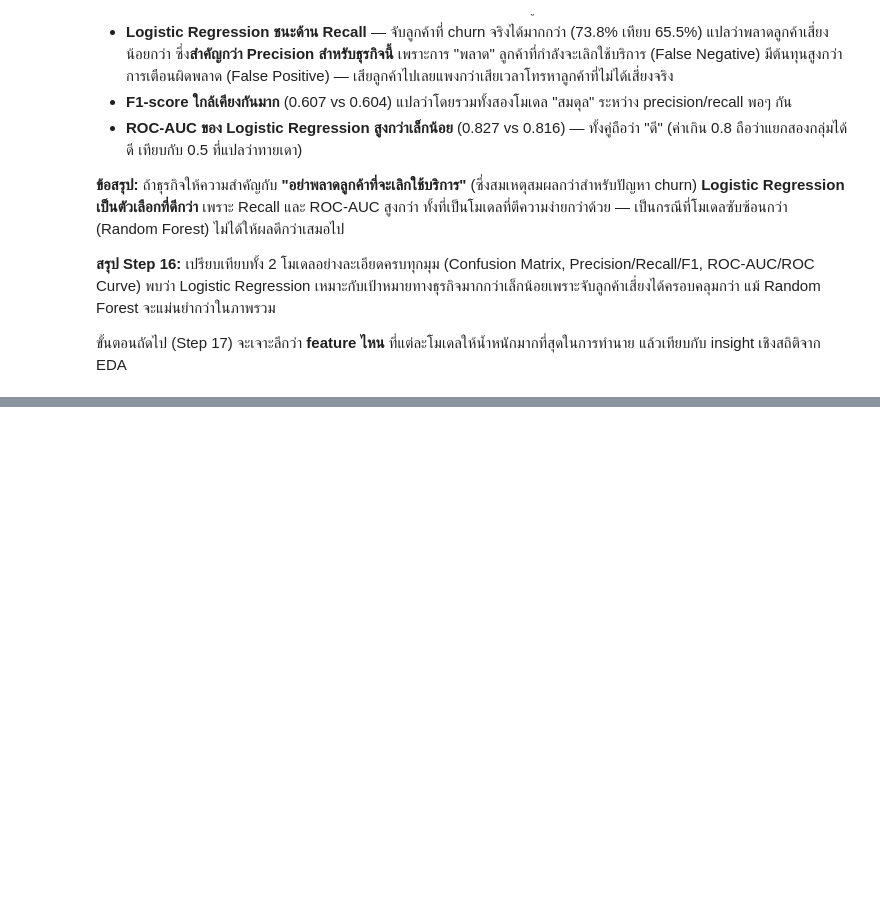
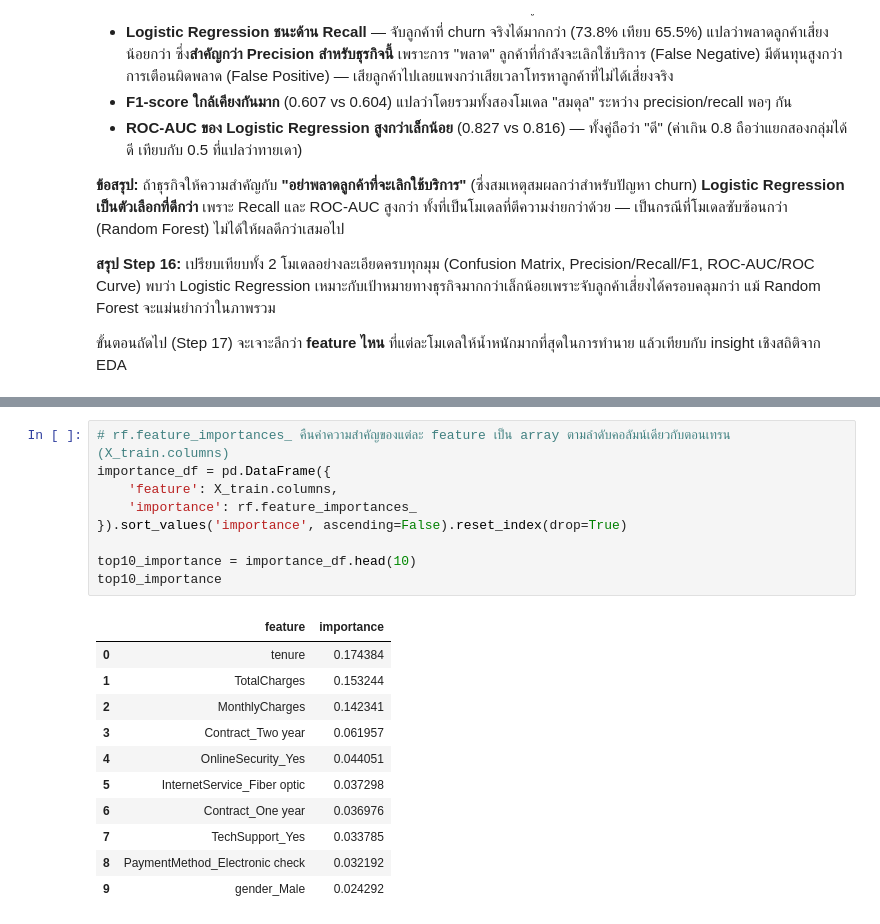
Before and after one commit to thitiwutsuk/Telco-Customer-Churn, a Jupyter notebook: notebooks/telco_churn_modeling.ipynb, the cells around one changed output, grey strips where cells are left out. Drawn from its saved outputs; the diff is of its cells as text; blank space fills up the shorter version.

```diff
--- a/notebooks/telco_churn_modeling.ipynb
+++ b/notebooks/telco_churn_modeling.ipynb
@@ -531,0 +619,21 @@ Logistic Regression เหมาะกับเป้าหมายทางธ
+# %%
+# rf.feature_importances_ คืนค่าความสำคัญของแต่ละ feature เป็น array ตามลำดับคอลัมน์เดียวกับตอนเทรน (X_train.columns)
+importance_df = pd.DataFrame({
+    'feature': X_train.columns,
+    'importance': rf.feature_importances_
+}).sort_values('importance', ascending=False).reset_index(drop=True)
+
+top10_importance = importance_df.head(10)
+top10_importance
+# %% [output]
+|  | feature | importance |
+| 0 | tenure | 0.174384 |
+| 1 | TotalCharges | 0.153244 |
+| 2 | MonthlyCharges | 0.142341 |
+| 3 | Contract_Two year | 0.061957 |
+| 4 | OnlineSecurity_Yes | 0.044051 |
+| 5 | InternetService_Fiber optic | 0.037298 |
+| 6 | Contract_One year | 0.036976 |
+| 7 | TechSupport_Yes | 0.033785 |
+| 8 | PaymentMethod_Electronic check | 0.032192 |
+| 9 | gender_Male | 0.024292 |
```
Also changed, not shown: parts of 16 cells of this notebook, 1 other file.
